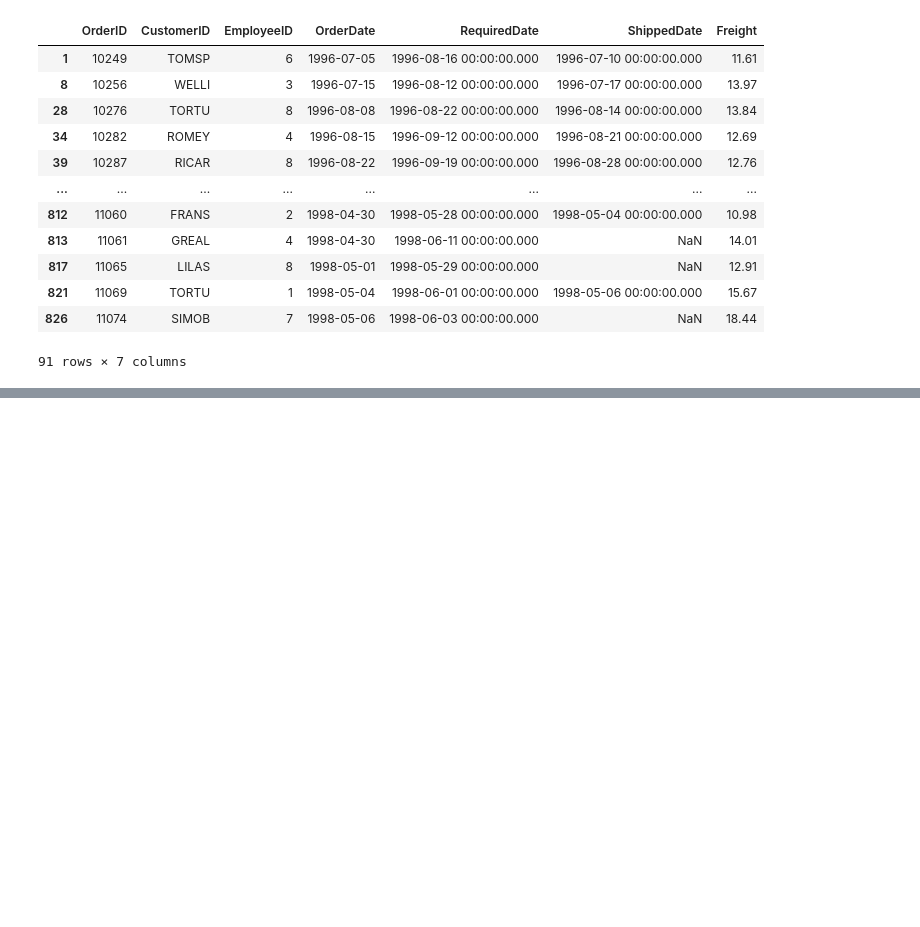
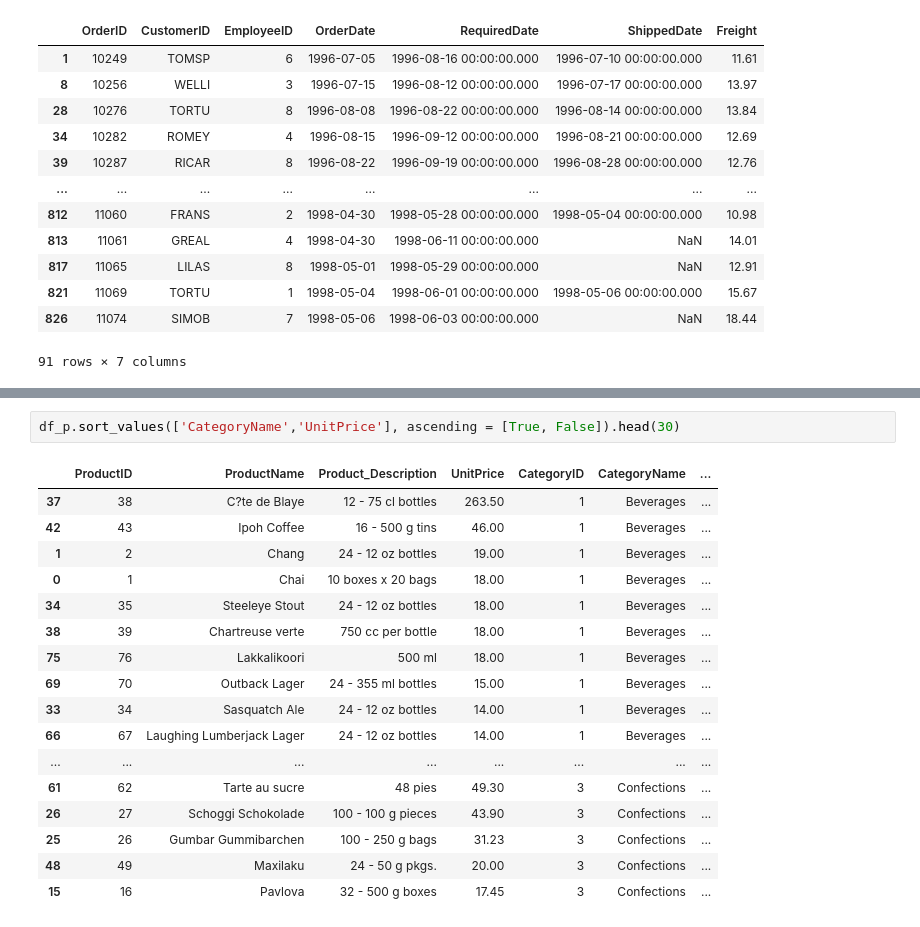
Before and after one commit to Sinrez/PythonProjects, a Jupyter notebook: pandas_stepic.ipynb, the cells around one changed output, grey strips where cells are left out. Cells and saved outputs as stored; diff of their text form; blank space fills up the shorter version.

```diff
--- a/pandas_stepic.ipynb
+++ b/pandas_stepic.ipynb
@@ -272,0 +351,20 @@ df_o[df_o['Freight'].between(10,20,inclusive=False)]
+# %%
+df_p.sort_values(['CategoryName','UnitPrice'], ascending = [True, False]).head(30)
+# %% [output]
+|  | ProductID | ProductName | Product_Description | UnitPrice | CategoryID | CategoryName | ... |
+| 37 | 38 | C?te de Blaye | 12 - 75 cl bottles | 263.50 | 1 | Beverages | ... |
+| 42 | 43 | Ipoh Coffee | 16 - 500 g tins | 46.00 | 1 | Beverages | ... |
+| 1 | 2 | Chang | 24 - 12 oz bottles | 19.00 | 1 | Beverages | ... |
+| 0 | 1 | Chai | 10 boxes x 20 bags | 18.00 | 1 | Beverages | ... |
+| 34 | 35 | Steeleye Stout | 24 - 12 oz bottles | 18.00 | 1 | Beverages | ... |
+| 38 | 39 | Chartreuse verte | 750 cc per bottle | 18.00 | 1 | Beverages | ... |
+| 75 | 76 | Lakkalikoori | 500 ml | 18.00 | 1 | Beverages | ... |
+| 69 | 70 | Outback Lager | 24 - 355 ml bottles | 15.00 | 1 | Beverages | ... |
+| 33 | 34 | Sasquatch Ale | 24 - 12 oz bottles | 14.00 | 1 | Beverages | ... |
+| 66 | 67 | Laughing Lumberjack Lager | 24 - 12 oz bottles | 14.00 | 1 | Beverages | ... |
+| ... | ... | ... | ... | ... | ... | ... | ... |
+| 61 | 62 | Tarte au sucre | 48 pies | 49.30 | 3 | Confections | ... |
+| 26 | 27 | Schoggi Schokolade | 100 - 100 g pieces | 43.90 | 3 | Confections | ... |
+| 25 | 26 | Gumbar Gummibarchen | 100 - 250 g bags | 31.23 | 3 | Confections | ... |
+| 48 | 49 | Maxilaku | 24 - 50 g pkgs. | 20.00 | 3 | Confections | ... |
+| 15 | 16 | Pavlova | 32 - 500 g boxes | 17.45 | 3 | Confections | ... |
```
Also changed, not shown: parts of 14 cells of this notebook.
